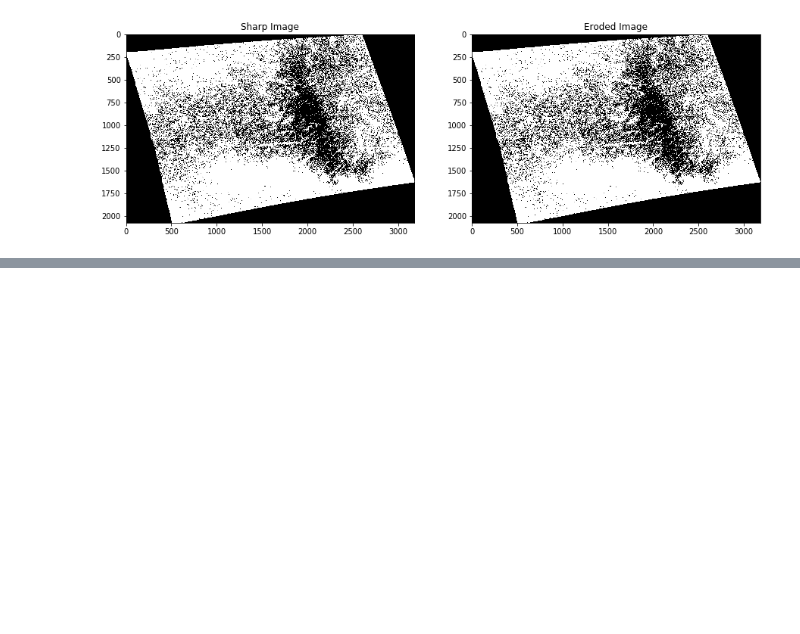
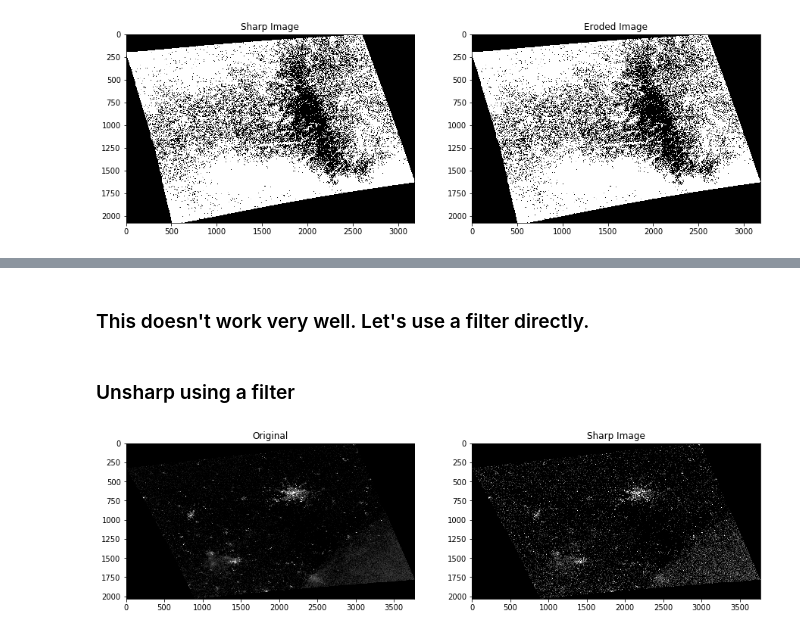
Before and after one commit to prabh27/cloud_detection, a Jupyter notebook: cloud_detection.ipynb, the cells around one changed output, grey strips where cells are left out. Cells and saved outputs as stored; diff of their text form; code cells hidden in the pictures; blank space fills up the shorter version.

```diff
--- a/cloud_detection.ipynb
+++ b/cloud_detection.ipynb
@@ -198,0 +236,21 @@ ax2.title.set_text('Eroded Image')
+# %% [markdown]
+### This doesn't work very well. Let's use a filter directly.
+# %% [markdown]
+### Unsharp using a filter
+# %%
+unsharp_kernel = np.asarray([
+        [0, -1, 0],
+        [-1, 5, -1],
+        [0, -1, 0]
+    ])
+sharp = cv2.filter2D(img, -1, unsharp_kernel)
+
+f = plt.figure(figsize=(15, 5))
+ax1 = f.add_subplot(121)
+ax2 = f.add_subplot(122)
+ax1.imshow(img)
+ax1.title.set_text('Original')
+ax2.imshow(sharp)
+ax2.title.set_text('Sharp Image')
+# %% [output]
+[figure, added]
```
Also changed, not shown: parts of 20 cells of this notebook, 2 other files.
